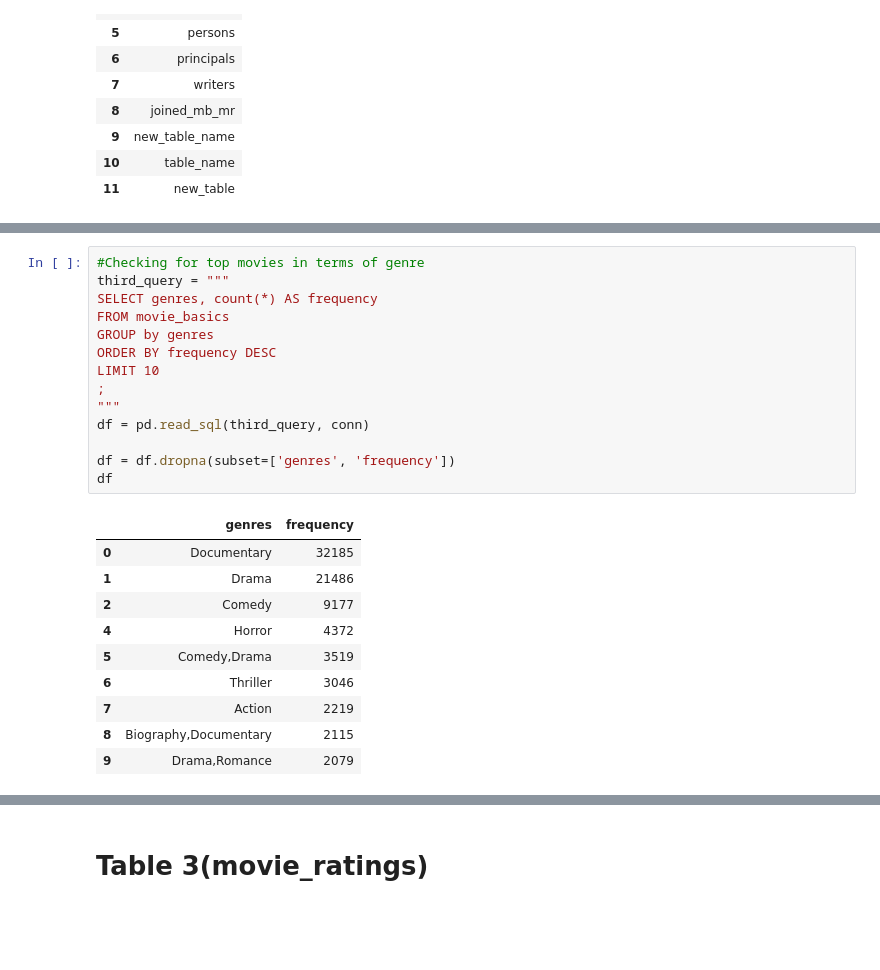
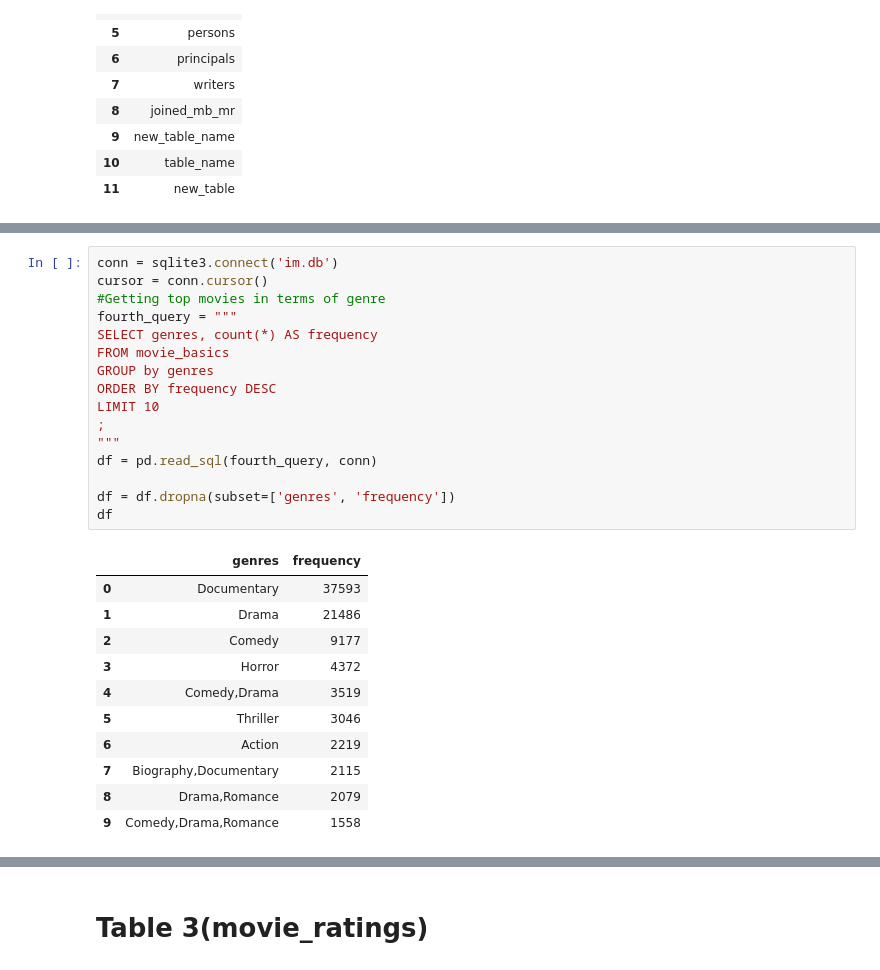
Before and after one commit to sarah10001/Project-1, a Jupyter notebook: Project-1.ipynb, the cells around one changed output, grey strips where cells are left out. Saved outputs shown, nothing was run; the diff lists cells and outputs as text; blank space fills up the shorter version.

```diff
--- a/Project-1.ipynb
+++ b/Project-1.ipynb
@@ -305,28 +328,31 @@ pd.read_sql(second_query, conn)
 # %%
-#Checking for top movies in terms of genre
-third_query = """
+conn = sqlite3.connect('im.db')
+cursor = conn.cursor()
+#Getting top movies in terms of genre
+fourth_query = """
 SELECT genres, count(*) AS frequency
 FROM movie_basics
 GROUP by genres
 ORDER BY frequency DESC
 LIMIT 10
 ;
 """
-df = pd.read_sql(third_query, conn)
+df = pd.read_sql(fourth_query, conn)
 
 df = df.dropna(subset=['genres', 'frequency'])
 df
 # %% [output]
 |  | genres | frequency |
-| 0 | Documentary | 32185 |
+| 0 | Documentary | 37593 |
 | 1 | Drama | 21486 |
 | 2 | Comedy | 9177 |
-| 4 | Horror | 4372 |
-| 5 | Comedy,Drama | 3519 |
-| 6 | Thriller | 3046 |
-| 7 | Action | 2219 |
-| 8 | Biography,Documentary | 2115 |
-| 9 | Drama,Romance | 2079 |
+| 3 | Horror | 4372 |
+| 4 | Comedy,Drama | 3519 |
+| 5 | Thriller | 3046 |
+| 6 | Action | 2219 |
+| 7 | Biography,Documentary | 2115 |
+| 8 | Drama,Romance | 2079 |
+| 9 | Comedy,Drama,Romance | 1558 |
 # %%
 plt.figure(figsize=(6, 6))
 
```
Also changed, not shown: parts of 13 cells of this notebook.
